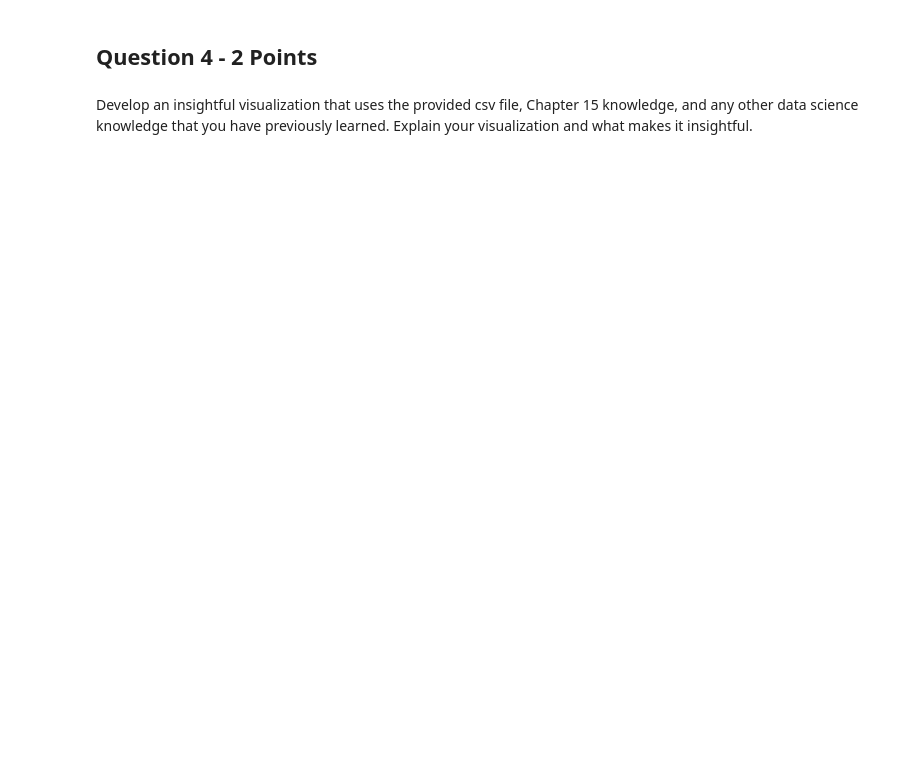
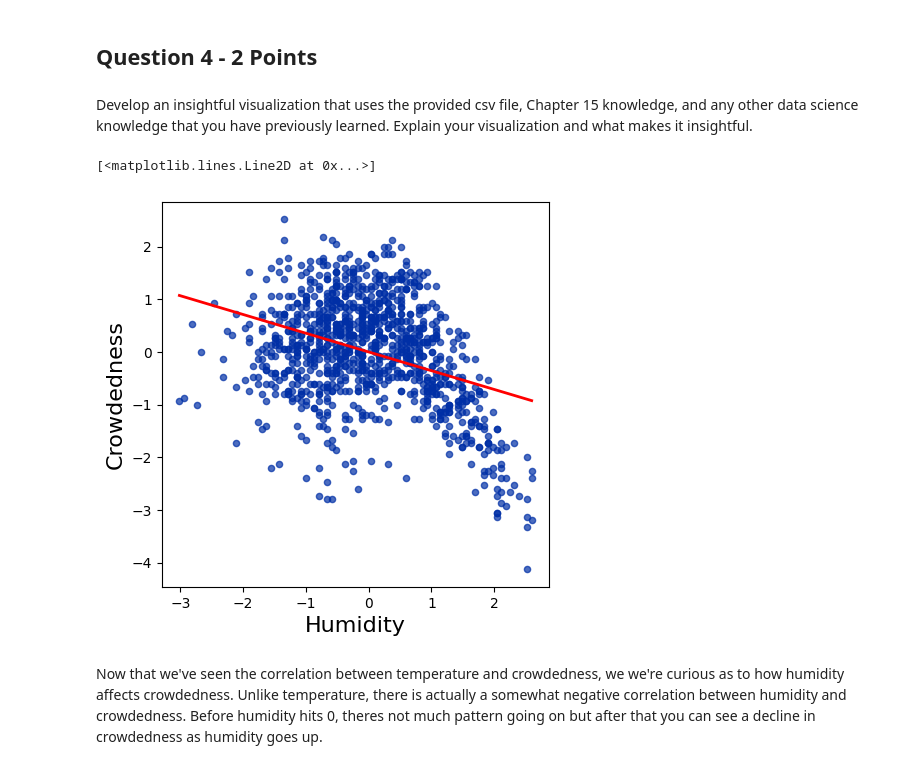
Before and after one commit to DanieHuelva/Data-Sci-HW, a Jupyter notebook: Danie-Huelva-Matthew-Ivankovich-Homework10.ipynb, the cells around one changed output. Cells and saved outputs as stored; diff of their text form; code cells hidden in the pictures; blank space fills up the shorter version.

```diff
--- a/Danie-Huelva-Matthew-Ivankovich-Homework10.ipynb
+++ b/Danie-Huelva-Matthew-Ivankovich-Homework10.ipynb
@@ -128,3 +147,23 @@ Calculate the best fitting quadratic equation that predicts **Standardized Crowd
 Develop an insightful visualization that uses the provided csv file, Chapter 15 knowledge, and any other data science knowledge that you have previously learned. Explain your visualization and what makes it insightful.
 # %%
 # Place answer here.
+data = Table().with_columns(
+    'Humidity',  standard_units(golf.column('Humidity')),
+    'Crowdedness', standard_units(golf.column('Crowdedness'))
+)
+data.scatter("Humidity", "Crowdedness")
+
+x = data.column("Humidity")
+
+a = slope(data, "Humidity", "Crowdedness")
+b = intercept(data, "Humidity", "Crowdedness")
+
+sorted_x = np.sort(x)
+sorted_fit = a * sorted_x + b
+
+plots.plot(sorted_x, sorted_fit, color="red", lw=2)
+# %% [output]
+[<matplotlib.lines.Line2D at 0x...>]
+[figure, added]
+# %% [markdown]
+Now that we've seen the correlation between temperature and crowdedness, we we're curious as to how humidity affects crowdedness. Unlike temperature, there is actually a somewhat negative correlation between humidity and crowdedness. Before humidity hits 0, theres not much pattern going on but after that you can see a decline in crowdedness as humidity goes up.
```
Also changed, not shown: parts of 1 cell of this notebook.
